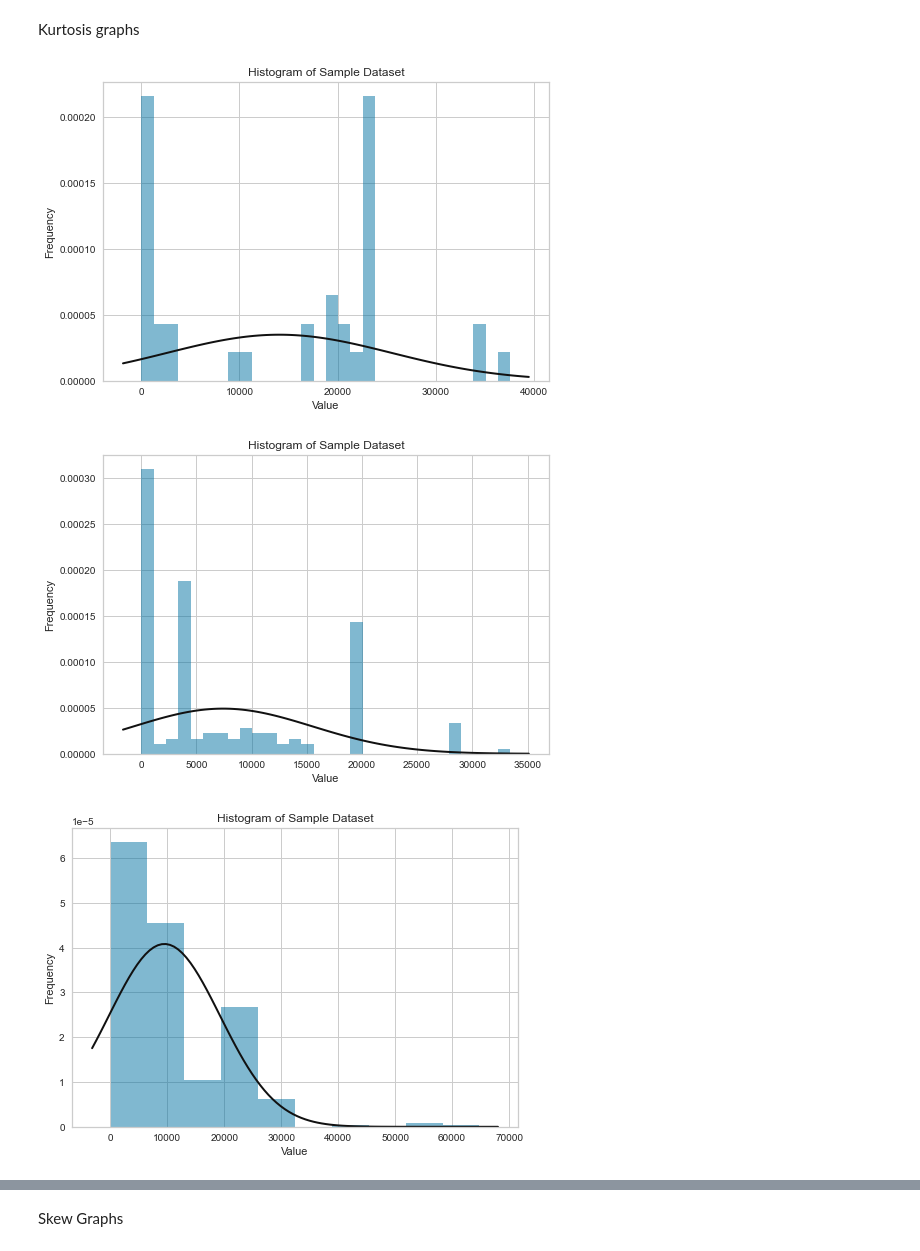
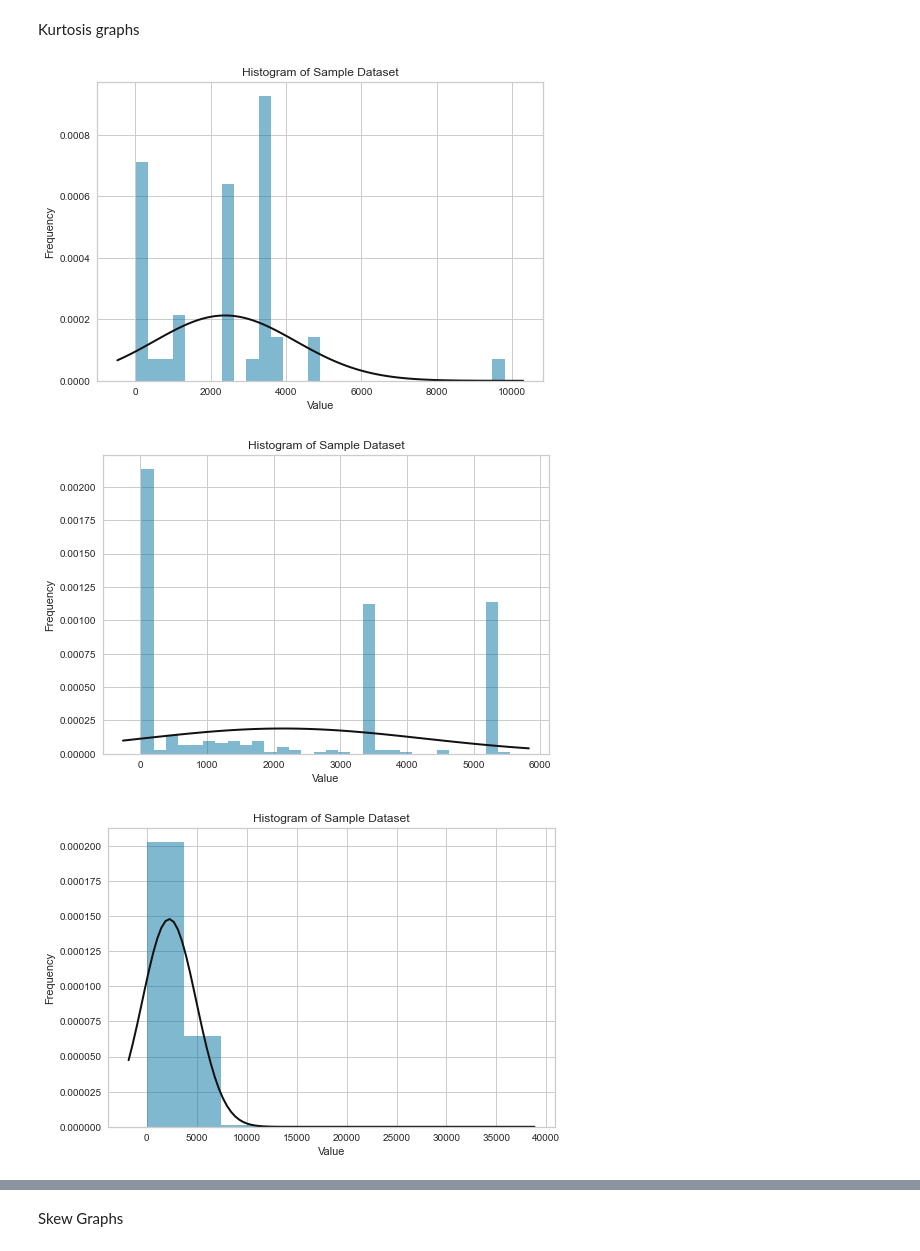
Before and after one commit to reha-hazir/CustomerSegmentation, a Jupyter notebook: FinancialClustering.ipynb, the cells around one changed output, grey strips where cells are left out. Saved outputs shown, nothing was run; the diff lists cells and outputs as text; code cells hidden in the pictures.

```diff
--- a/FinancialClustering.ipynb
+++ b/FinancialClustering.ipynb
@@ -209,41 +362,37 @@ In general, a normal distribution has zero skewness and a kurtosis of three. How
 # %% [markdown]
 Kurtosis graphs
 # %%
-import matplotlib.pyplot as plt
-import numpy as np
-from scipy.stats import norm
+from scipy.stats import norm #mean kurtoNor
 
-#mean kurto
-x = trans_df[trans_df['account_id']==1983]['amount']
+
+x = trans_df[trans_df['account_id']==703]['amount']
 
 #num_cols = x.select_dtypes(include=['float64', 'int64']).columns
 
 # Plot a histogram of the data with 20 bins
 plt.hist(x, bins=30, alpha=0.5, density=True)
 
 mu, std = np.mean(x), np.std(x)
 
 
 # Add a normal distribution line to the plot
 xmin, xmax = plt.xlim()
 x = np.linspace(xmin, xmax, 100)
 p = norm.pdf(x, mu, std)
 plt.plot(x, p, 'k', linewidth=2)
 
 # Add labels and a title to the plot
 plt.xlabel('Value')
 plt.ylabel('Frequency')
 plt.title('Histogram of Sample Dataset')
 plt.show()
 # %% [output]
-[figure, old version]
+[figure, new version]
 # %%
-import matplotlib.pyplot as plt
-import numpy as np
-from scipy.stats import norm
+from scipy.stats import norm #min kurtoNor
 
-#min kurto
-x = trans_df[trans_df['account_id']==3746]['amount']
+
+x = trans_df[trans_df['account_id']==1699]['amount']
 
 #num_cols = x.select_dtypes(include=['float64', 'int64']).columns
 
@@ -265,14 +414,12 @@ plt.ylabel('Frequency')
 plt.title('Histogram of Sample Dataset')
 plt.show()
 # %% [output]
-[figure, old version]
+[figure, new version]
 # %%
-import matplotlib.pyplot as plt
-import numpy as np
-from scipy.stats import norm
+from scipy.stats import norm #max kurtoNor
 
-#max kurto
-x = trans_df[trans_df['account_id']==991]['amount']
+
+x = trans_df[trans_df['account_id']==947]['amount']
 
 plt.hist(x, bins=10, density=True, alpha=0.5)
 
@@ -291,4 +438,4 @@ plt.ylabel('Frequency')
 plt.title('Histogram of Sample Dataset')
 plt.show()
 # %% [output]
-[figure, old version]
+[figure, new version]
```
Also changed, not shown: parts of 63 cells of this notebook.
